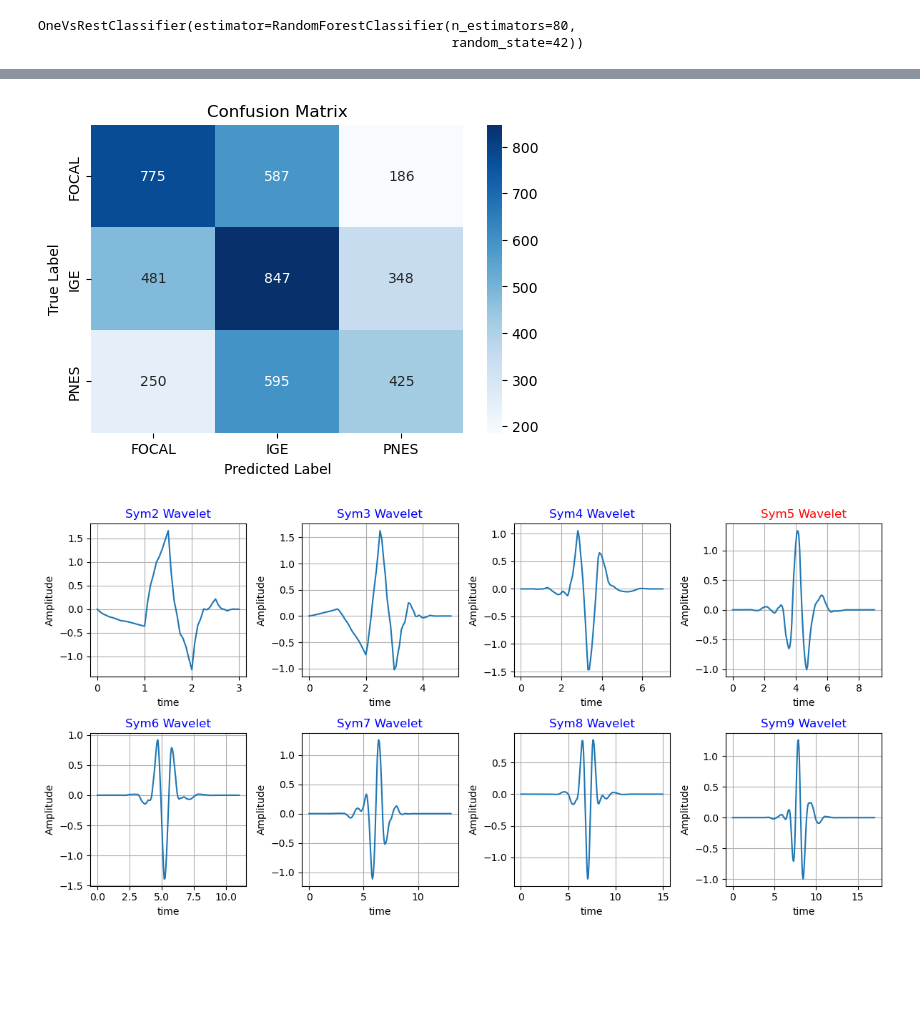
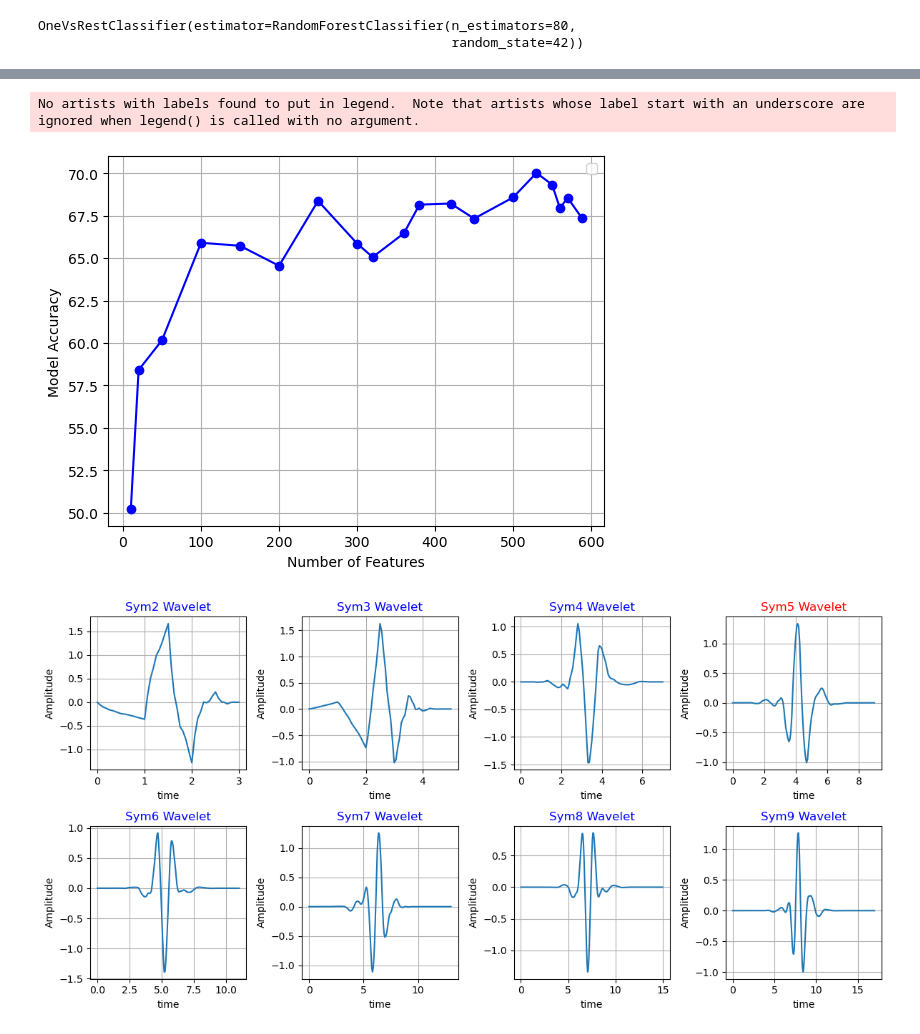
Before and after one commit to HasanFarhadi/Interictal_PNES_IGE_FOCAL_20s, a Jupyter notebook: Feature Extraction2.ipynb, the cells around one changed output, grey strips where cells are left out. Saved outputs shown, nothing was run; the diff lists cells and outputs as text; code cells hidden in the pictures; blank space fills up the shorter version.

```diff
--- a/Feature Extraction2.ipynb
+++ b/Feature Extraction2.ipynb
@@ -505,20 +508,22 @@ Accuracy: 0.46
-# %%
-cm = confusion_matrix(y_test, y_pred)
-
-# Create a DataFrame from the confusion matrix
-df_cm = pd.DataFrame(cm, index=['FOCAL', 'IGE', 'PNES'], columns=['FOCAL', 'IGE', 'PNES'])
-
-# Plot the heatmap with whole numbers (no scientific notation)
-plt.figure(figsize=(6, 4))
-sn.heatmap(df_cm, annot=True, cmap='Blues', fmt='d')  # Use 'fmt="d"' for whole numbers
-plt.xlabel("Predicted Label")
-plt.ylabel("True Label")
-plt.title("Confusion Matrix")
-plt.show()
-# %% [output]
-[figure, removed]
 # %%
 #joblib.dump(ovr_classifier, "randomforest.joblib")
+# %%
+
+data = np.array(results)
+x_values = data[:, 0]
+y_values = (data[:, 1] + 0.05) * 100
+
+# Create a scatter plot
+plt.plot(x_values, y_values, marker='o', color='b')
+plt.xlabel('Number of Features')
+plt.ylabel('Model Accuracy')
+plt.title('')
+plt.grid(True)
+plt.legend()
+plt.show()
+# %% [output]
+No artists with labels found to put in legend.  Note that artists whose label start with an underscore are ignored when legend() is called with no argument.
+[figure, added]
 # %%
 import numpy as np
 import matplotlib.pyplot as plt
```
Also changed, not shown: parts of 4 cells of this notebook.
